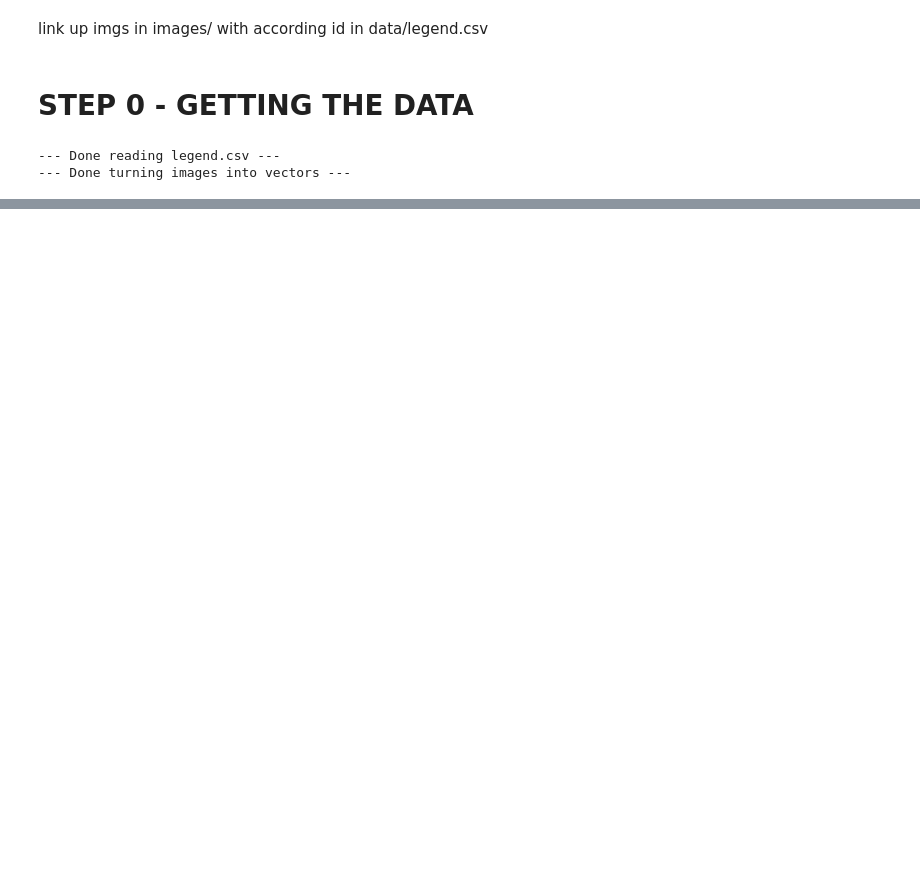
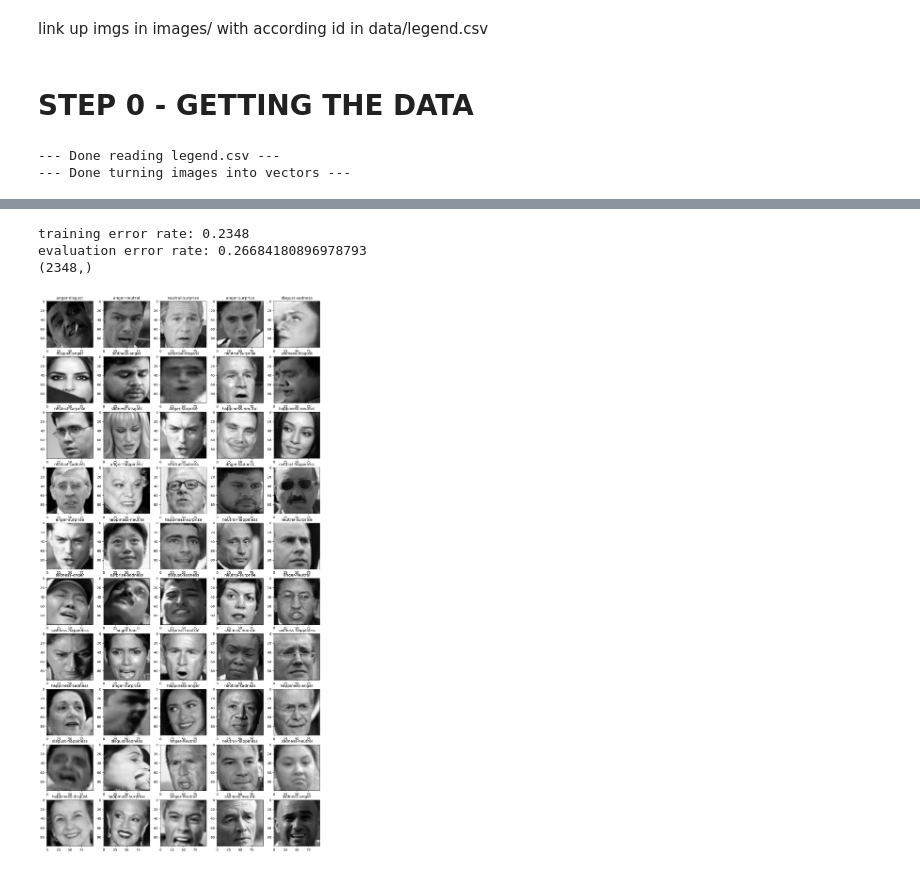
Before and after one commit to devvpat/facial_expressions_learning, a Jupyter notebook: project.ipynb, the cells around one changed output, grey strips where cells are left out. Cells and saved outputs as stored; diff of their text form; code cells hidden in the pictures; blank space fills up the shorter version.

```diff
--- a/project.ipynb
+++ b/project.ipynb
@@ -32,0 +176,25 @@ print(y.shape)
+# %%
+yp = neural_network.predict(X_tr_subset)
+countsp = defaultdict(int)
+for i in yp:
+    countsp[i] += 1
+print('training error rate: ' + str(sum([0 if y == yp else 1 for y, yp in zip(y_tr_subset, neural_network.predict(X_tr_subset))])/len(y_tr_subset)))
+print('evaluation error rate: '+ str(sum([0 if y == yp else 1 for y, yp in zip(y_te, neural_network.predict(X_te))])/len(y_te)))
+wrong_i = np.where((yp != y_tr_subset))[0]
+print(wrong_i.shape)
+
+r = 10
+c = 5
+
+fig, ax = plt.subplots(r,c)
+fig.set_figheight(30)
+fig.set_figwidth(15)
+for i in range(r):
+    for j in range(c):
+        ax[i, j].imshow(X_tr_unscaled[wrong_i[i*r + j]].reshape(100,100), cmap='gray')
+        ax[i, j].set_title(y_tr_subset[wrong_i[i*r + j]] + '-' + yp[wrong_i[i*r + j]])
+# %% [output]
+training error rate: 0.2348
+evaluation error rate: 0.26684180896978793
+(2348,)
+[figure, added]
```
Also changed, not shown: parts of 16 cells of this notebook.
